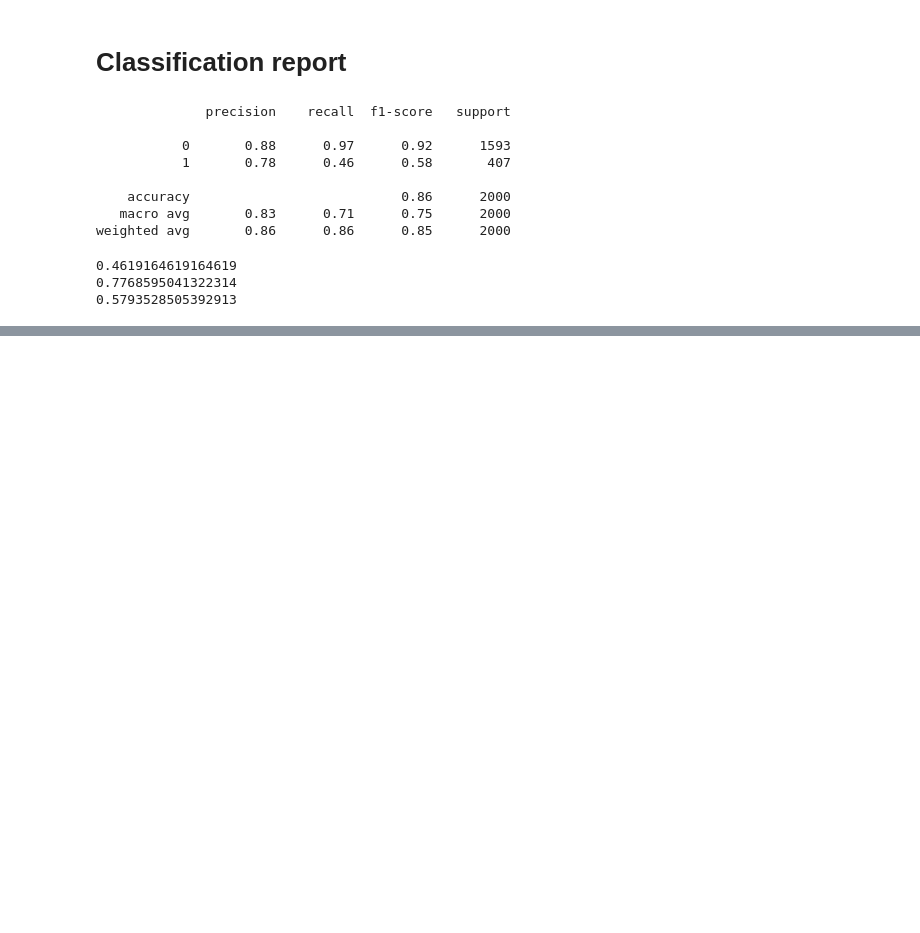
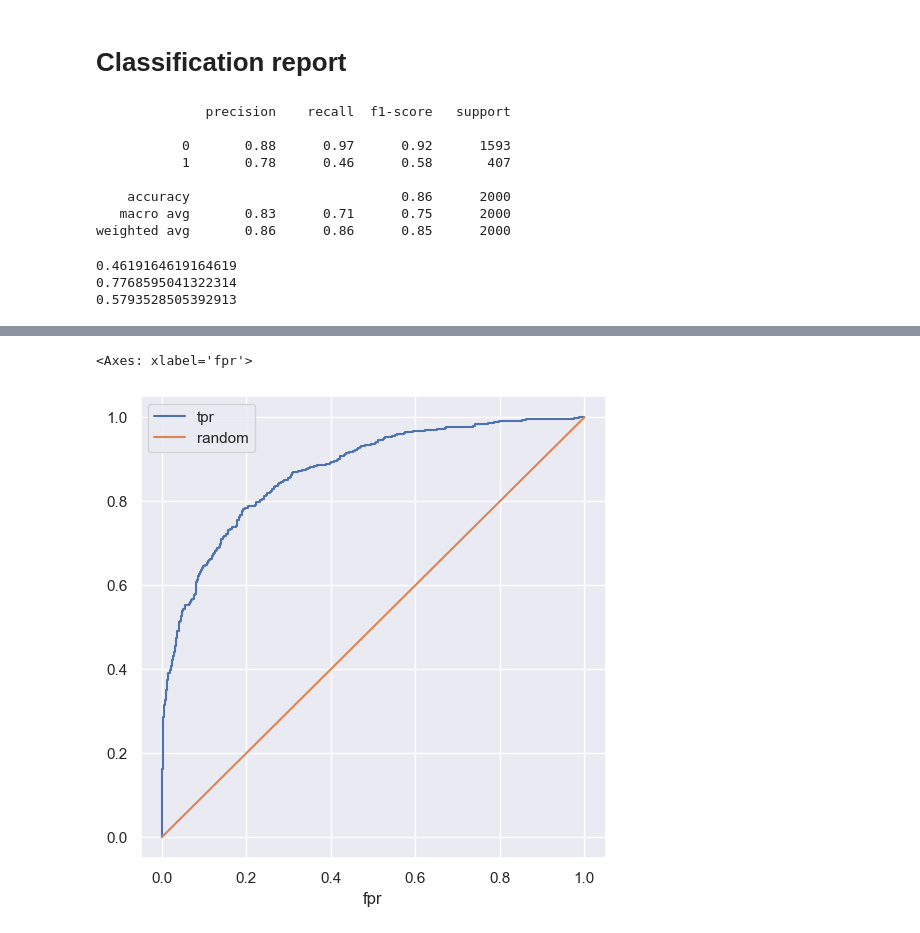
Before and after one commit to kroninam/My_Notes_Base_DS, a Jupyter notebook: 004_Classification_Meterics/001_Classification_Metrics_1.ipynb, the cells around one changed output, grey strips where cells are left out. Saved outputs shown, nothing was run; the diff lists cells and outputs as text; code cells hidden in the pictures; blank space fills up the shorter version.

```diff
--- a/004_Classification_Meterics/001_Classification_Metrics_1.ipynb
+++ b/004_Classification_Meterics/001_Classification_Metrics_1.ipynb
@@ -729,0 +1002,5 @@ print(f1)
+# %%
+roc.plot(x = 'fpr', y = ['tpr', 'random'], figsize = (6,6))
+# %% [output]
+<Axes: xlabel='fpr'>
+[figure, added]
```
Also changed, not shown: parts of 82 cells of this notebook, 5 other files.
